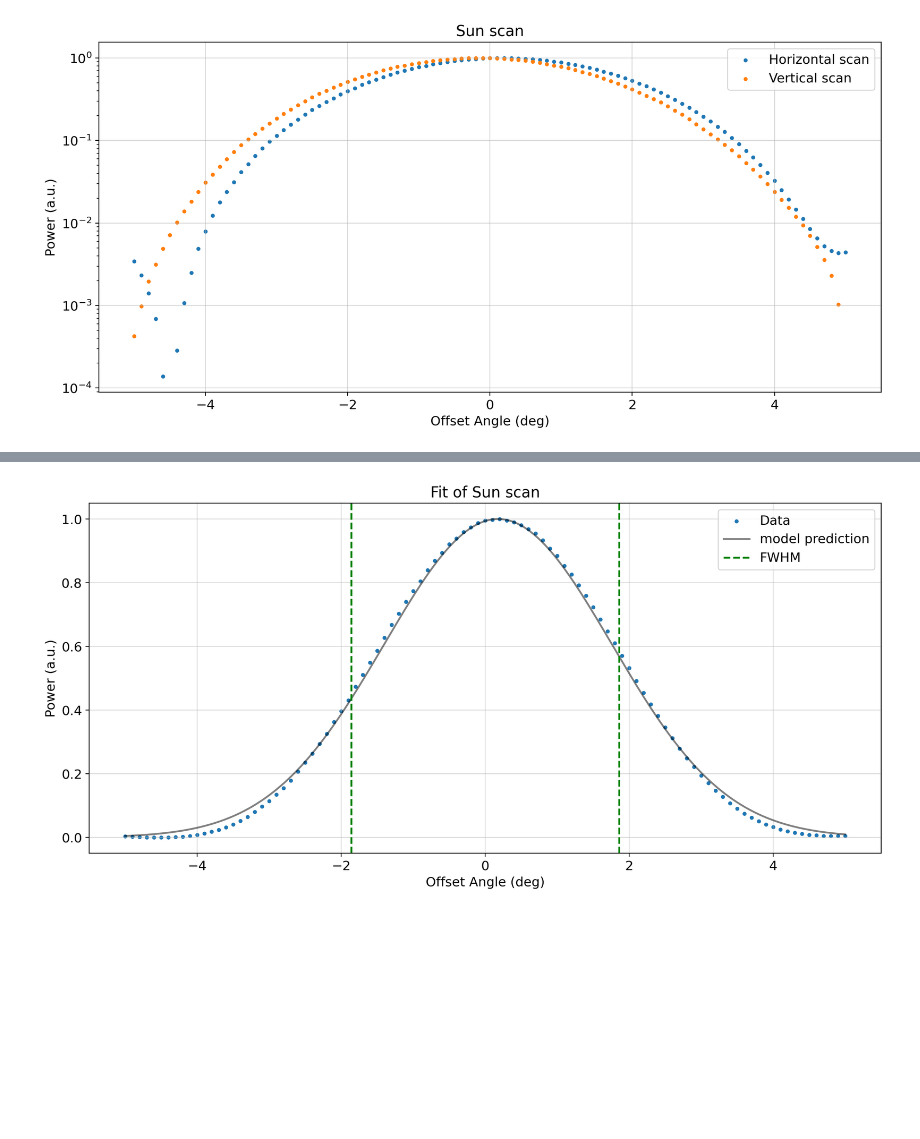
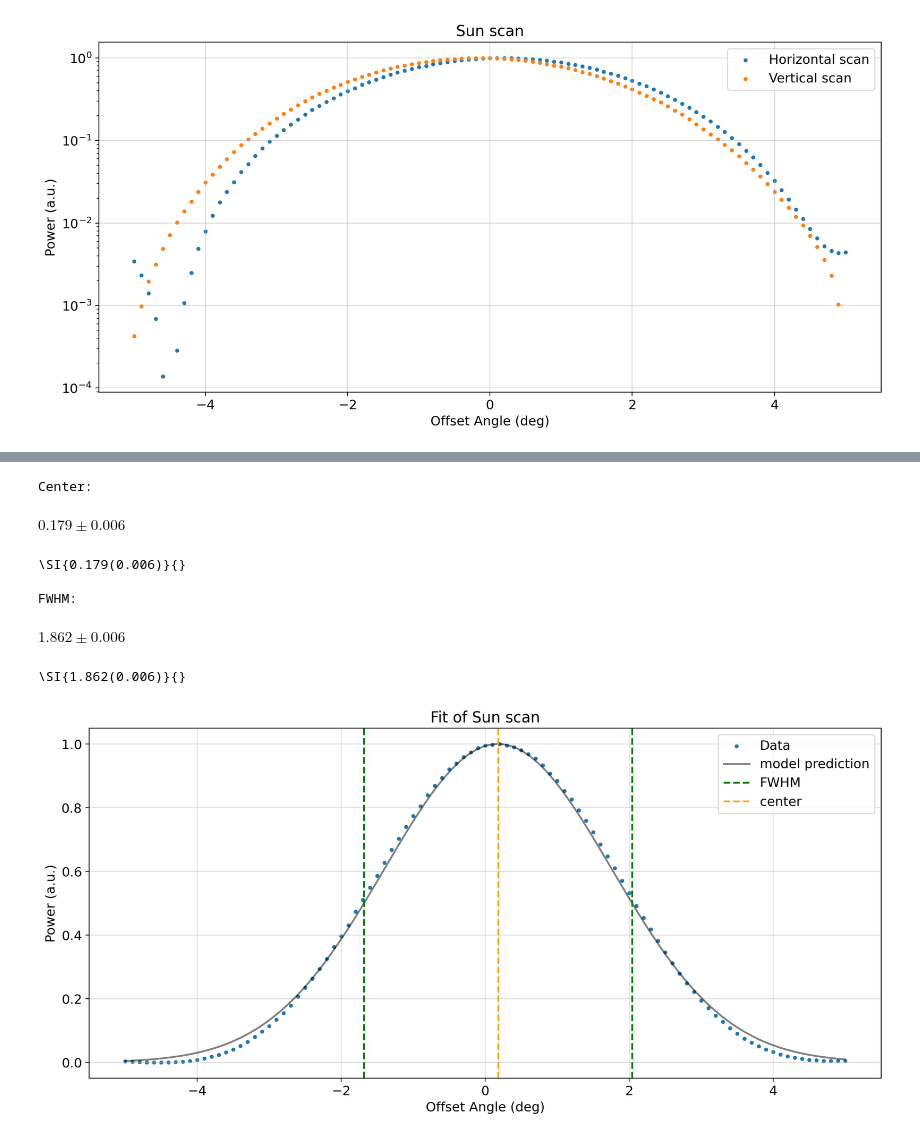
Before and after one commit to SecretGmG/lab, a Jupyter notebook: srt/sun_scan.ipynb, the cells around one changed output, grey strips where cells are left out. Saved outputs shown, nothing was run; the diff lists cells and outputs as text; code cells hidden in the pictures; blank space fills up the shorter version.

```diff
--- a/srt/sun_scan.ipynb
+++ b/srt/sun_scan.ipynb
@@ -95,4 +97,0 @@ $4.36 \pm 0.06$
-# %%
-with srt_util.SRT_HDF_Reader('Measurements/SunScan/SunScan_Az5deg_Res0deg1_T1130_20251002.hdf') as srt_reader:
-    offset = srt_reader.get_object_positions()['CenterH']
-    spec = normalize_spectrum(srt_reader.get_power_spectrum().sum(axis=1))
@@ -99,24 +143,11 @@ with srt_util.SRT_HDF_Reader('Measurements/SunScan/SunScan_Az5deg_Res0deg1_T1130
 # %%
-sigma, phi_0 = sympy.symbols('sigma phi_0')
-
-model_expr = sympy.exp(-((phi - phi_0)**2) / (2*sigma**2))
-fwhm_expr = sympy.sqrt(2*sympy.log(2))*sigma
-
-f = pt.SympyFunctionalModel(model_expr, [phi_0, sigma], phi)
-f.parameters = np.array([0, 1])
-f.fit(offset, spec)
-fwhm_mean, fwhm_cov = pt.propagate_error(fwhm_expr, f.parameter_symbols,f.parameters, f.parameter_cof() * f.m_0**2)
-fwhm = pt.UErr(fwhm_mean, fwhm_cov[0,0]**0.5)
-
-
-pt.plotting.set_up_plot('Fit of Sun scan', 'Offset Angle (deg)', 'Power (a.u.)')
-plt.scatter(offset, spec, label = 'Data', marker='.')
-f.plot_prediction_smooth(errorband=False)
-
-plt.axvline(fwhm_mean, color='green', linestyle='--', label='FWHM')
-plt.axvline(-fwhm_mean, color='green', linestyle='--')
-
-plt.legend()
-plt.show()
+fit_gaussian_to_main_bulb('Measurements/SunScan/SunScan_Az5deg_Res0deg1_T1130_20251002.hdf', horizontal=True)
 # %% [output]
+Center:
+$0.179 \pm 0.006$
+\SI{0.179(0.006)}{}
+
+FWHM:
+$1.862 \pm 0.006$
+\SI{1.862(0.006)}{}
-[figure, old version]
+[figure, new version]
```
Also changed, not shown: parts of 7 cells of this notebook, 3 other files.
